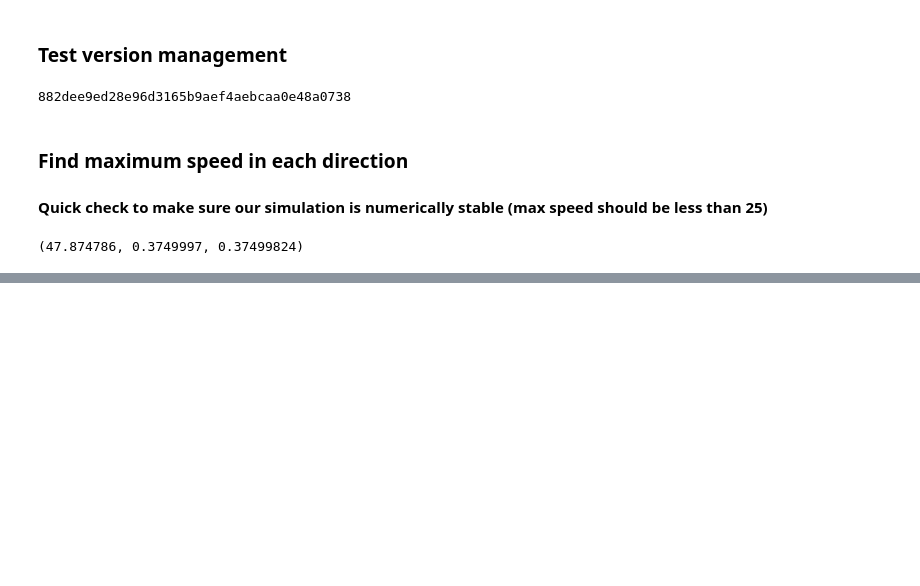
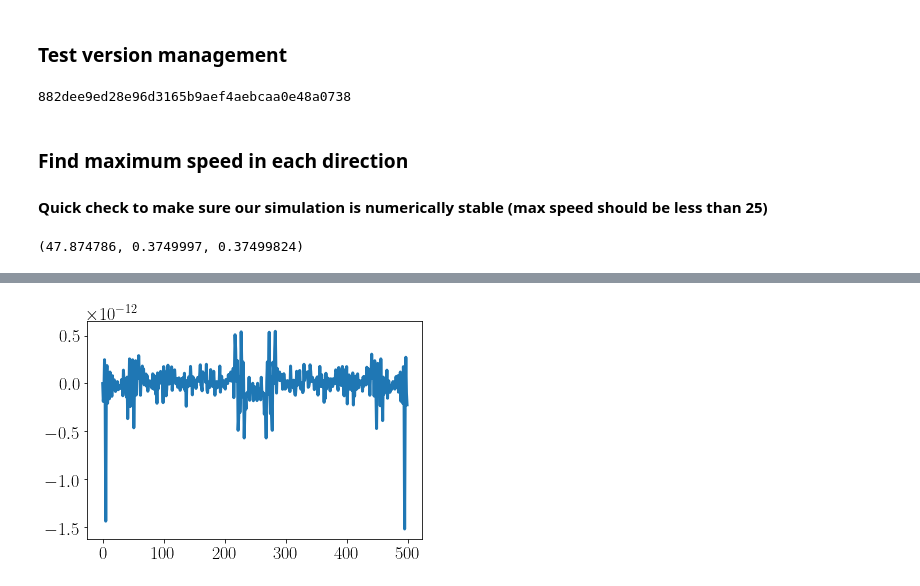
Before and after one commit to collinrbr/FPCAnalysis, a Jupyter notebook: dHybridR.ipynb, the cells around one changed output, grey strips where cells are left out. Drawn from its saved outputs; the diff is of its cells as text; code cells hidden in the pictures; blank space fills up the shorter version.

```diff
--- a/dHybridR.ipynb
+++ b/dHybridR.ipynb
@@ -490,0 +570,6 @@ sanf.get_abs_max_velocity(dparticles)
+# %%
+plt.figure()
+plt.plot(np.real(np.fft.fft2(b)[0]))
+plt.show()
+# %% [output]
+[figure, added]
```
Also changed, not shown: parts of 21 cells of this notebook, 3 other files.
